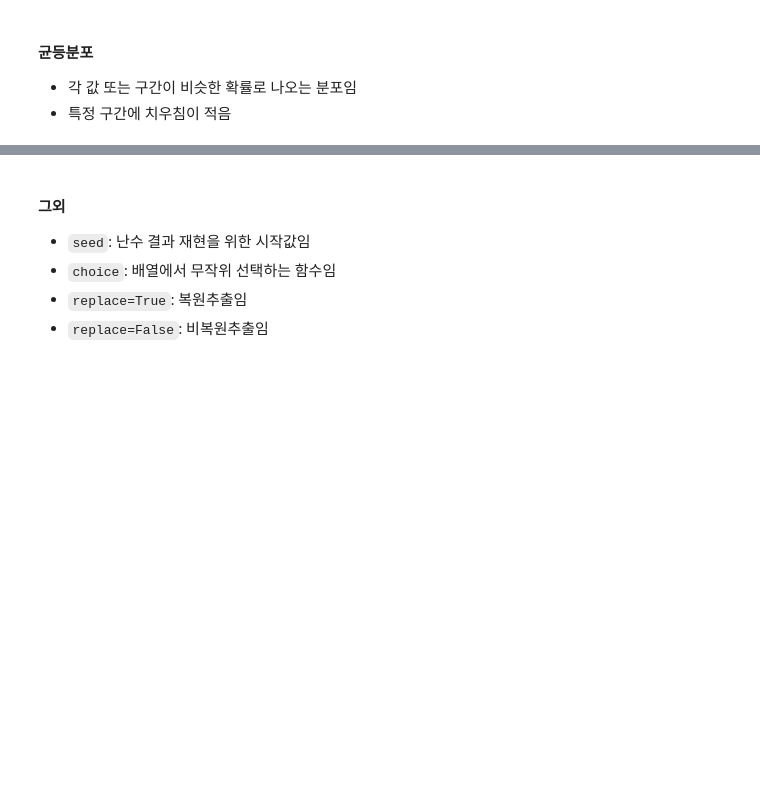
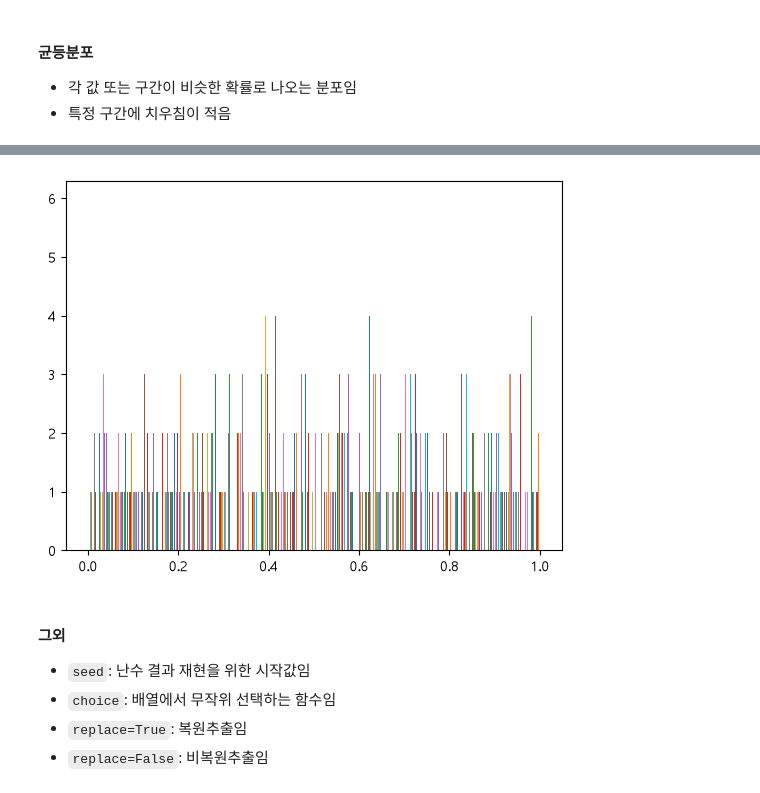
Before and after one commit to dony6366/05_data_analtsis, a Jupyter notebook: 01_numpy/04_statistics.ipynb, the cells around one changed output, grey strips where cells are left out. Cells and saved outputs as stored; diff of their text form; code cells hidden in the pictures; blank space fills up the shorter version.

```diff
--- a/01_numpy/04_statistics.ipynb
+++ b/01_numpy/04_statistics.ipynb
@@ -261,3 +409,11 @@ print('표준편차 : ', np.std(scores,ddof=1))
+# %%
+#np.random.rand(size): 0~1사이 균등분포 난수 생성
+# arr= np.random.rand(1000)
+arr= np.random.rand(100,100)
+plt.hist(arr, bins=100)
+plt.show()
+# %% [output]
+[figure, added]
 # %% [markdown]
 #### 그외
 - `seed`: 난수 결과 재현을 위한 시작값임
```
Also changed, not shown: parts of 11 cells of this notebook, 2 other files.
